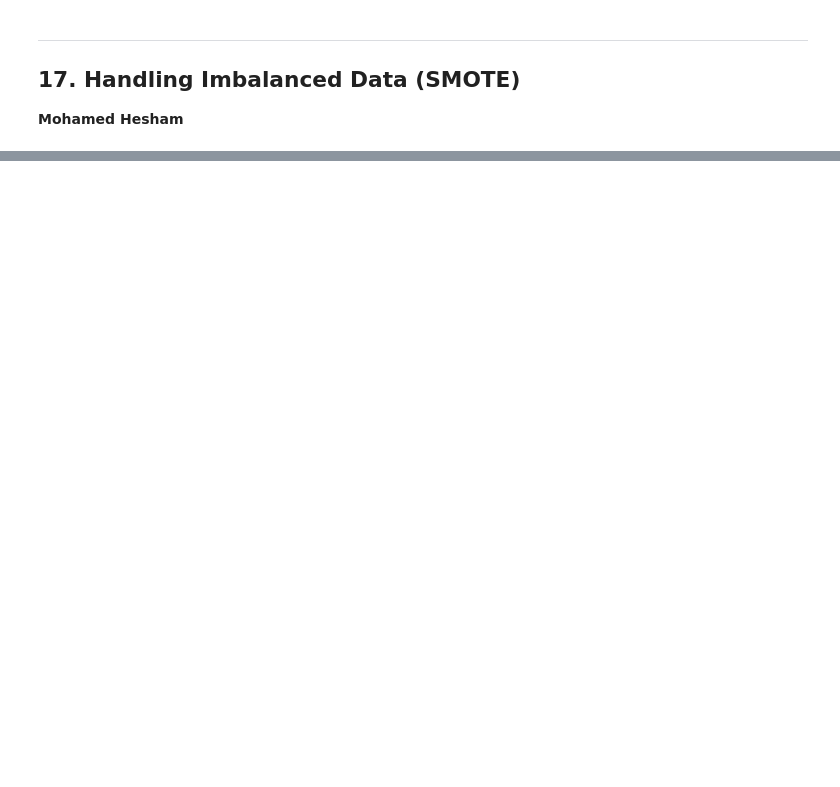
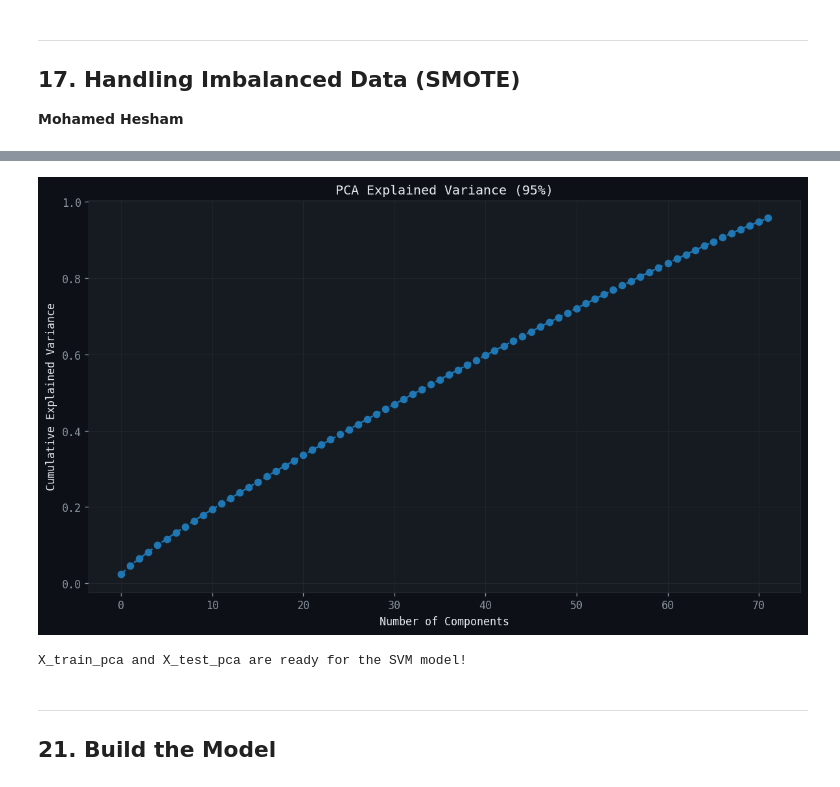
Before and after one commit to SerajEldeen/Data-Computation-Final-Project, a Jupyter notebook: DataComputationProjectEDA.ipynb, the cells around one changed output, grey strips where cells are left out. Saved outputs shown, nothing was run; the diff lists cells and outputs as text; code cells hidden in the pictures; blank space fills up the shorter version.

Commit message:
add Model

```diff
--- a/DataComputationProjectEDA.ipynb
+++ b/DataComputationProjectEDA.ipynb
@@ -967,0 +1024,11 @@ y_train_res shape: (2062670,)
+# %%
+scaler = StandardScaler()
+
+# Fit on training data after SMOTE
+X_train_scaled = scaler.fit_transform(X_train_res)
+
+# Transform test data
+X_test_scaled = scaler.transform(X_test)
+
+print("Data scaled successfully using StandardScaler.")
+print("Scaled Train Shape:", X_train_scaled.shape)
@@ -967,0 +1042,16 @@ y_train_res shape: (2062670,)
+# %%
+# Preserve 95% of variance
+pca = PCA(n_components=0.95)
+
+# Fit PCA on training data
+X_train_pca = pca.fit_transform(X_train_scaled)
+
+# Transform test data
+X_test_pca = pca.transform(X_test_scaled)
+
+print("\nOriginal number of features:", X_train_scaled.shape[1])
+print("Reduced number of features:", X_train_pca.shape[1])
+
+# Total explained variance (important for viva)
+print("Total Explained Variance:",
+      np.sum(pca.explained_variance_ratio_))
@@ -967,0 +1066,19 @@ y_train_res shape: (2062670,)
+# %%
+plt.figure(figsize=(10, 6))
+
+plt.plot(np.cumsum(pca.explained_variance_ratio_), marker='o', linestyle='--')
+plt.xlabel('Number of Components')
+plt.ylabel('Cumulative Explained Variance')
+plt.title('PCA Explained Variance (95%)')
+
+plt.grid(True)
+plt.tight_layout()
+plt.show()
+
+print("\nX_train_pca and X_test_pca are ready for the SVM model!")
+# %% [output]
+[figure, added]
+X_train_pca and X_test_pca are ready for the SVM model!
+# %% [markdown]
+---
+## 21. Build the Model
```
Also changed, not shown: parts of 20 cells of this notebook, 1 other file.
